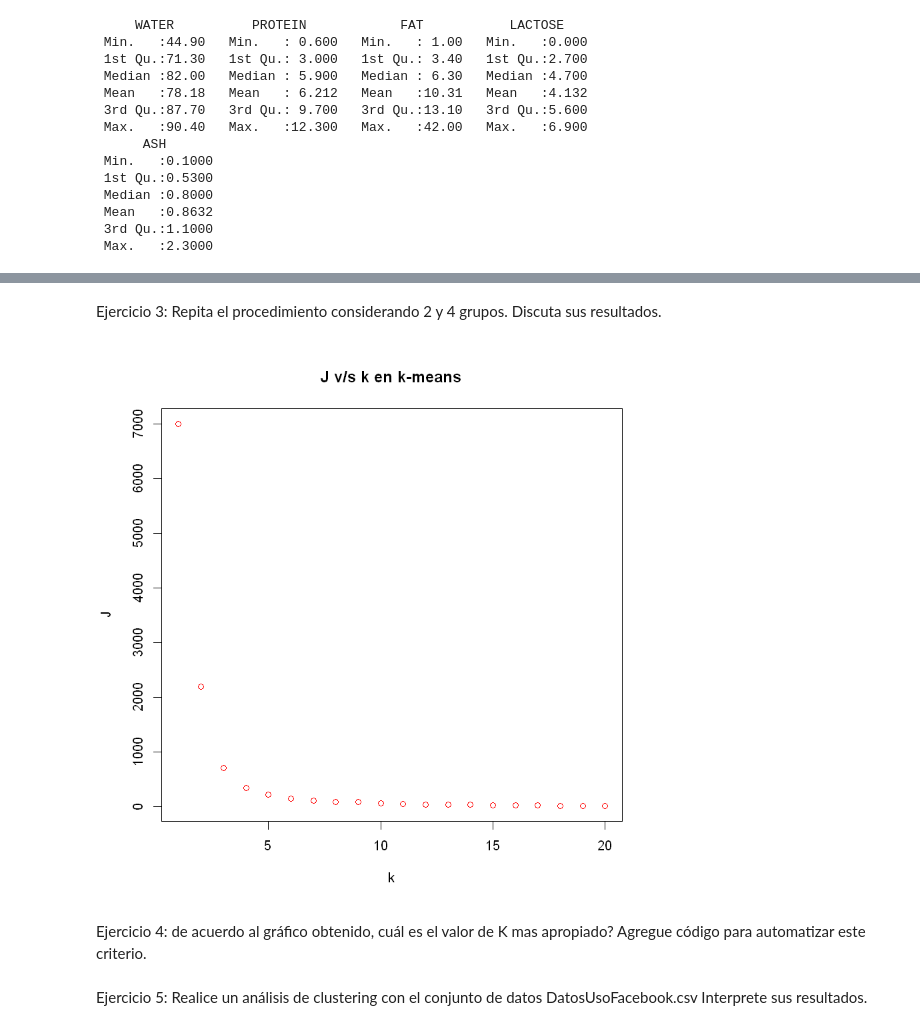
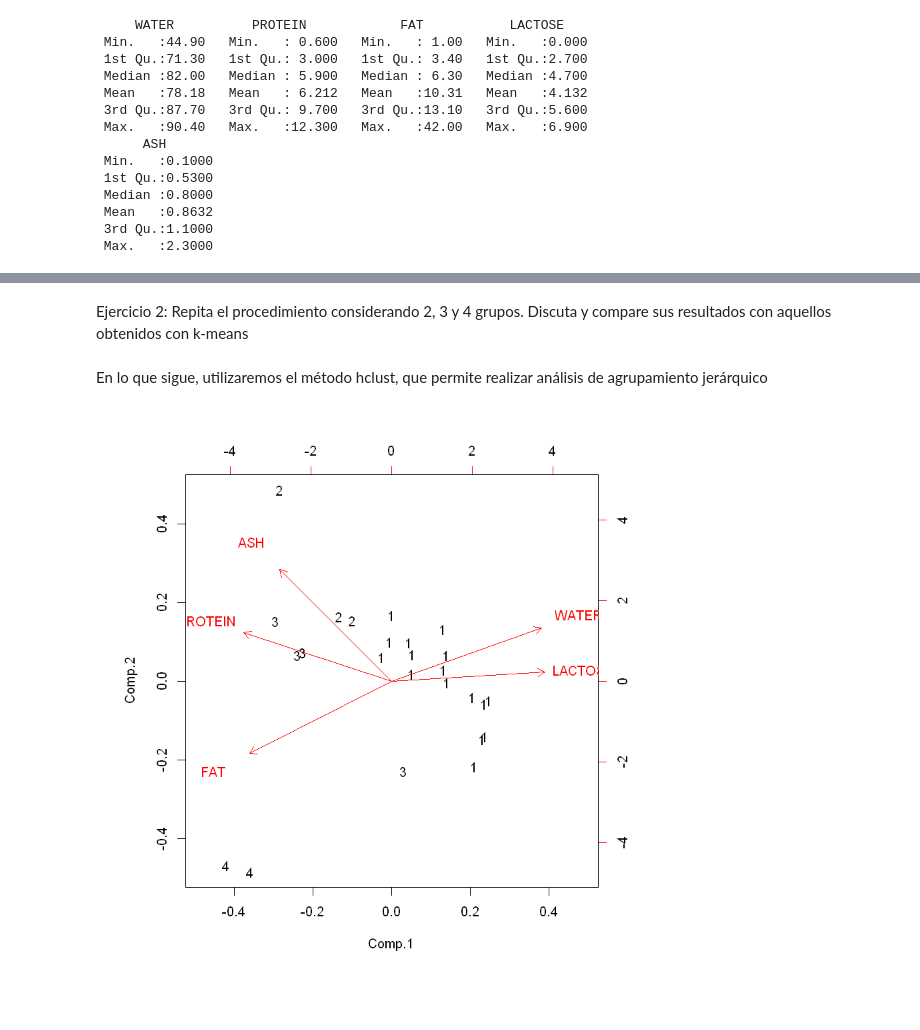
Before and after one commit to escheihi/IA, a Jupyter notebook: Clustering_Notebook2.ipynb, the cells around one changed output, grey strips where cells are left out. Cells and saved outputs as stored; diff of their text form; code cells hidden in the pictures; blank space fills up the shorter version.

```diff
--- a/Clustering_Notebook2.ipynb
+++ b/Clustering_Notebook2.ipynb
@@ -72,25 +84,9 @@ Available components:
 # %% [markdown]
-Ejercicio 3: Repita el procedimiento considerando 2 y 4 grupos. Discuta sus resultados.
+Ejercicio 2: Repita el procedimiento considerando 2, 3 y 4 grupos. Discuta y compare  sus resultados con aquellos obtenidos con k-means
-# %%
-#Estrategia para elegir K, el numero de grupos
-#J suma cuadrado de las distancias por cada k utilizado
-#K-means
-J<-rep(0,20)
-fin_iter<-20
-
-
-for (k in 1:fin_iter){
-     cl<-kmeans(datos,k,iter.max=1000,nstart=10)
-	 J[k]<-cl$tot.withinss
-}
-
-
-plot(1:fin_iter,J,xlab="k",ylab="J",type="p",main="J v/s k en k-means",col=2)
-# %% [output]
-[figure, removed]
-# %% [markdown]
-Ejercicio 4: de acuerdo al gráfico obtenido, cuál es el valor de K mas apropiado?
-Agregue código para automatizar este criterio.
-# %% [markdown]
-Ejercicio 5: Realice un análisis de clustering con el conjunto de datos DatosUsoFacebook.csv
-Interprete sus resultados.
+# %% [markdown]
+En lo que sigue, utilizaremos el método hclust, que permite realizar análisis de agrupamiento jerárquico
+# %%
+res3 <- hclust(dist(datos))
+biplot(res, xlabs= cutree(res3,4))
+# %% [output]
+[figure, added]
```
Also changed, not shown: parts of 9 cells of this notebook.
